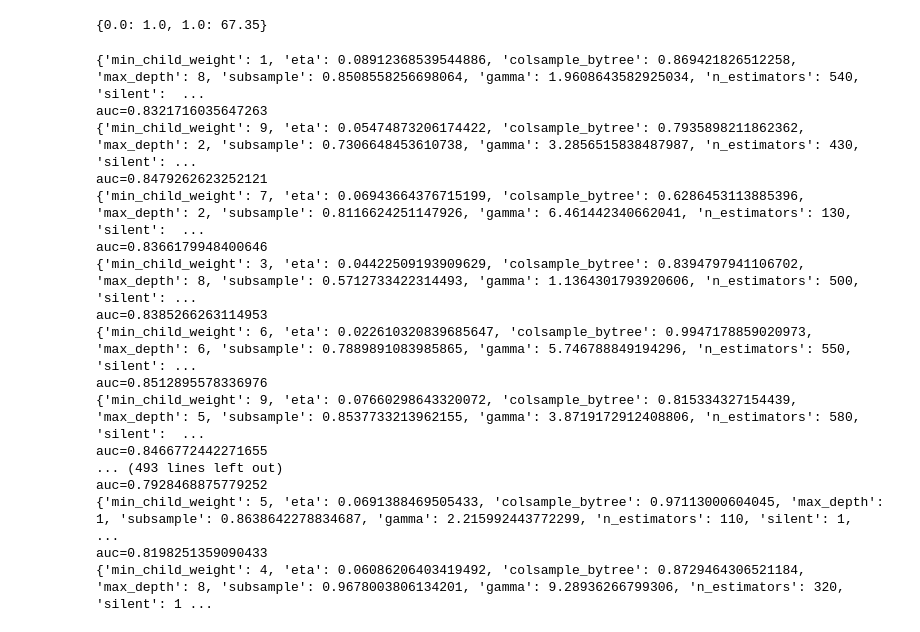
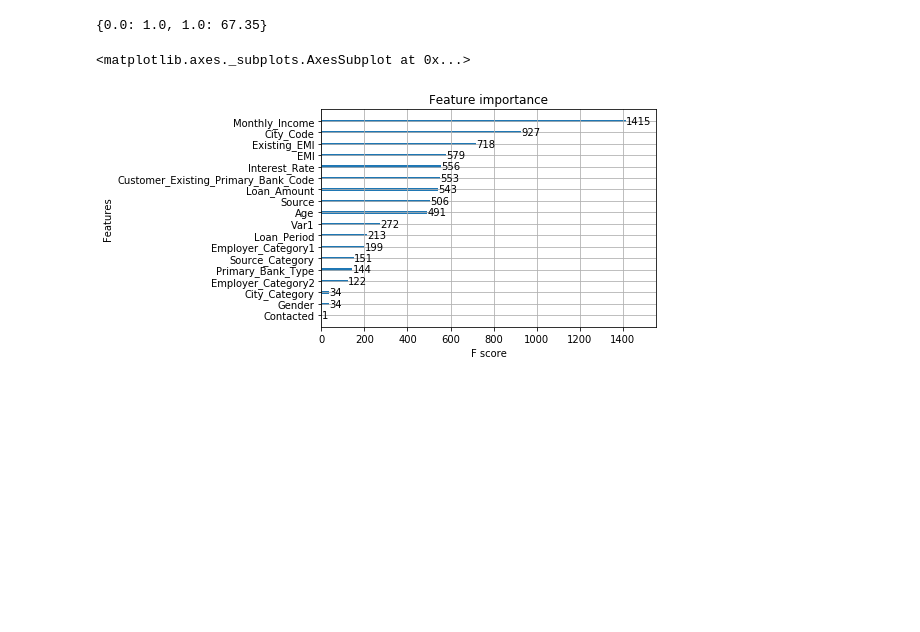
Before and after one commit to mahirkukreja/Mckinsey-Sales-Hackathon, a Jupyter notebook: Modelling.ipynb, the cells around one changed output. Drawn from its saved outputs; the diff is of its cells as text; code cells hidden in the pictures; blank space fills up the shorter version.

Commit message:
fix metric optimization issue, add feature importance

```diff
--- a/Modelling.ipynb
+++ b/Modelling.ipynb
@@ -13,6 +13,11 @@ import xgboost as xgb
 from sklearn.model_selection import KFold,StratifiedKFold
 from collections import Counter
 import pickle
+#import plotting libraries
+import seaborn as sns
+import matplotlib.pyplot as plt
+import matplotlib
+matplotlib.rcParams['figure.figsize'] = (18.0, 6.0)
 # %%
 train=pd.read_csv('prepped_train.csv')
 # %%
@@ -54,25 +59,24 @@ def objective(space):
             'n_estimators': space['n_estimators'],
             'silent': 1,
             'verbose_eval': True,
-    'objective':'binary:logistic',
-    'nthread':8}
+    'objective':'binary:logistic'}
+    xgtrain = xgb.DMatrix(X, label=Y)
+    cv = xgb.cv(params,
+                xgtrain,
+                nfold=5,metrics='auc',
+                num_boost_round=10000,
+                early_stopping_rounds=50, as_pandas=True,stratified=True)
+    au = cv['test-auc-mean'].values[-1]
+    params['n_estimators']=cv.index[-1]
+    param_dict[au]=params
+    pickle.dump(param_dict,open('params','wb'))
     print(params, file=open("output_xg.txt", "a"))
     print(params)
-    skf = StratifiedKFold(n_splits=5)
-    count=0
-    for train_index, test_index in skf.split(X[0:X.shape[0]], Y):
-        X_train, X_test = pd.DataFrame(X.values[train_index],columns=X.columns), pd.DataFrame(X.values[test_index],columns=X.columns)
-        y_train, y_test = Y[train_index], Y[test_index]
-        xgtrain = xgb.DMatrix(X_train, label=y_train)
-        model = xgb.train(params,xgtrain,space['n_estimators'])
-#         print(model.predict(xgb.DMatrix(X_test)))
-        fp_rate, tp_rate, thresholds = roc_curve(y_test, model.predict(xgb.DMatrix(X_test)))
-#         print(auc(fp_rate, tp_rate))
-        count=count+auc(fp_rate, tp_rate)
-    print('auc='+str(count/5))
-    print((count/5), file=open("output_xg.txt", "a"))
-    param_dict[count/5]=params
-    return count/5
+    print('max='+str(max(param_dict.keys())))
+    print ('auc = ', au)
+    print(au, file=open("output.txt", "a"))
+    return{'loss': -au, 'status': STATUS_OK}
+
 try:
 
     trials = Trials()
@@ -84,32 +88,20 @@ try:
         )
 except:
     pass
-# %% [output]
-{'min_child_weight': 1, 'eta': 0.08912368539544886, 'colsample_bytree': 0.869421826512258, 'max_depth': 8, 'subsample': 0.8508558256698064, 'gamma': 1.9608643582925034, 'n_estimators': 540, 'silent':  ...
-auc=0.8321716035647263
-{'min_child_weight': 9, 'eta': 0.05474873206174422, 'colsample_bytree': 0.7935898211862362, 'max_depth': 2, 'subsample': 0.7306648453610738, 'gamma': 3.2856515838487987, 'n_estimators': 430, 'silent': ...
-auc=0.8479262623252121
-{'min_child_weight': 7, 'eta': 0.06943664376715199, 'colsample_bytree': 0.6286453113885396, 'max_depth': 2, 'subsample': 0.8116624251147926, 'gamma': 6.461442340662041, 'n_estimators': 130, 'silent':  ...
-auc=0.8366179948400646
-{'min_child_weight': 3, 'eta': 0.04422509193909629, 'colsample_bytree': 0.8394797941106702, 'max_depth': 8, 'subsample': 0.5712733422314493, 'gamma': 1.1364301793920606, 'n_estimators': 500, 'silent': ...
-auc=0.8385266263114953
-{'min_child_weight': 6, 'eta': 0.022610320839685647, 'colsample_bytree': 0.9947178859020973, 'max_depth': 6, 'subsample': 0.7889891083985865, 'gamma': 5.746788849194296, 'n_estimators': 550, 'silent': ...
-auc=0.8512895578336976
-{'min_child_weight': 9, 'eta': 0.07660298643320072, 'colsample_bytree': 0.815334327154439, 'max_depth': 5, 'subsample': 0.8537733213962155, 'gamma': 3.8719172912408806, 'n_estimators': 580, 'silent':  ...
-auc=0.8466772442271655
-... (493 lines left out)
-auc=0.7928468875779252
-{'min_child_weight': 5, 'eta': 0.0691388469505433, 'colsample_bytree': 0.97113000604045, 'max_depth': 1, 'subsample': 0.8638642278834687, 'gamma': 2.215992443772299, 'n_estimators': 110, 'silent': 1,  ...
-auc=0.8198251359090433
-{'min_child_weight': 4, 'eta': 0.06086206403419492, 'colsample_bytree': 0.8729464306521184, 'max_depth': 8, 'subsample': 0.9678003806134201, 'gamma': 9.28936266799306, 'n_estimators': 320, 'silent': 1 ...
 # %%
-# Best Single Model
-# xg_params={'min_child_weight': 3, 'eta': 0.030786571985543867, 'colsample_bytree': 0.9982435533479505, 'max_depth': 7, 'subsample': 0.8386043415246714, 'gamma': 5.200936573465457, 'n_estimators': 440, 'silent': 1, 'verbose_eval': True, 'objective': 'binary:logistic', 'nthread': 8}
-#auc=0.8533679286761162
+xg_params={'min_child_weight': 7, 'eta': 0.020844877293773927, 'colsample_bytree': 0.7275546467981773, 'max_depth': 6, 'subsample': 0.9684330213791636, 'gamma': 5.681289559938354, 'n_estimators': 1331, 'silent': 1, 'verbose_eval': True, 'objective': 'binary:logistic'}
+# max=0.8566318
+# auc =  0.8566318
 # %%
 # Train on full data
 xgtrain = xgb.DMatrix(X, label=Y)
 model = xgb.train(xg_params,xgtrain,xg_params['n_estimators'])
+# %%
+# feature importances
+xgb.plot_importance(model)
+# %% [output]
+<matplotlib.axes._subplots.AxesSubplot at 0x...>
+[figure, added]
 # %%
 # Get test predictions
 test=pd.read_csv('prepped_test.csv')
```
